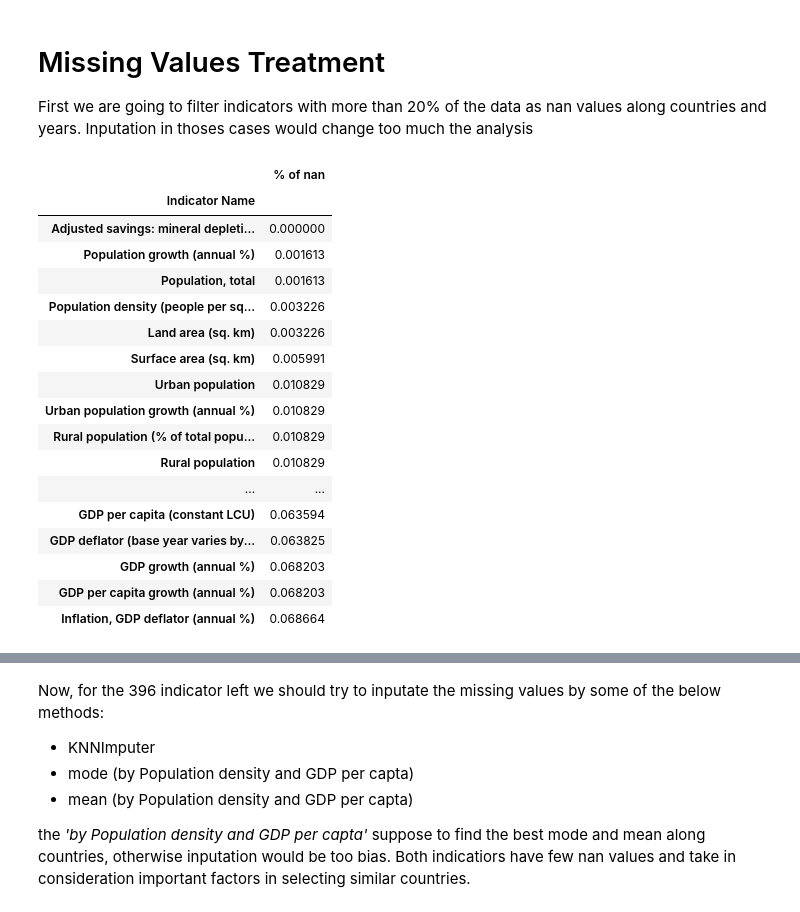
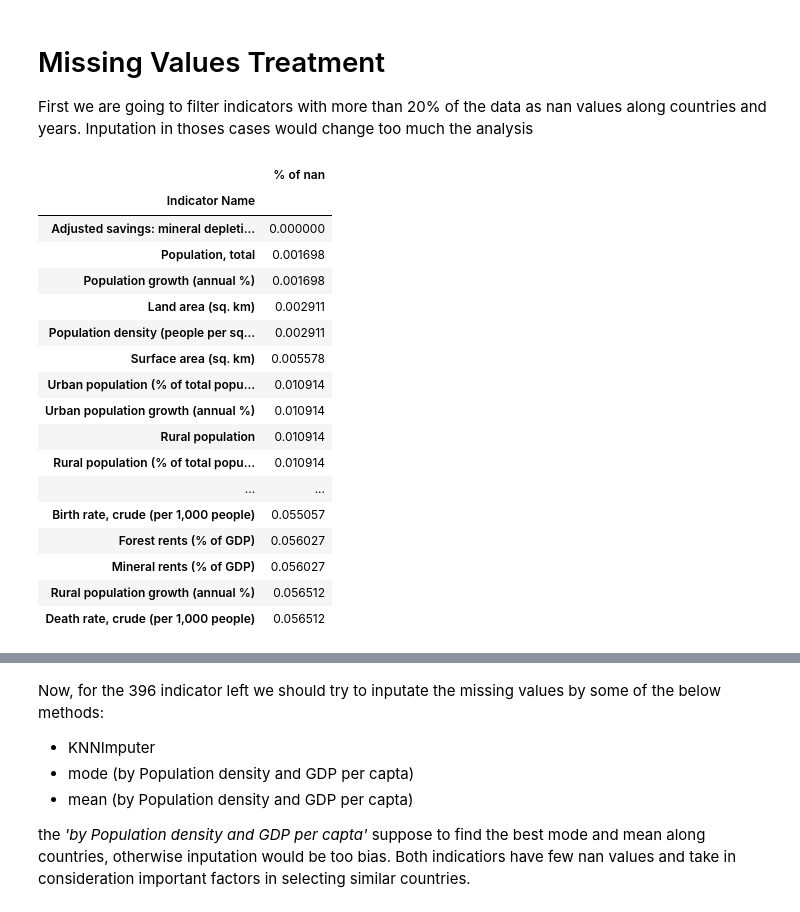
Before and after one commit to Lucas-Correa/Stats_Banner, a Jupyter notebook: Dual_City/notebooks/Merge and Fill Na.ipynb, the cells around one changed output, grey strips where cells are left out. Saved outputs shown, nothing was run; the diff lists cells and outputs as text; code cells hidden in the pictures.

```diff
--- a/Dual_City/notebooks/Merge and Fill Na.ipynb
+++ b/Dual_City/notebooks/Merge and Fill Na.ipynb
@@ -50,7 +50,7 @@ wdi = wdi.loc[~wdi['Country Name'].isin(cname[:49])]
 
 # 2. Keep only years we want
 df = df.query('Year >= 2000 & Year <2020')
-wdi = pd.concat([wdi.iloc[:,:4],wdi.iloc[:,43:-1]],axis=1)
+wdi = pd.concat([wdi.iloc[:,:4],wdi.iloc[:,44:-1]],axis=1)
 # %% [markdown]
 # Changing world Region and selecting some countries
 # %%
@@ -88,27 +98,27 @@ len(df_country['country'].unique())
 First we are going to filter indicators with more than 20% of the data as nan values along countries and years. Inputation in thoses cases would change too much the analysis
 # %%
 Indicator_names = np.mean(1 -wdi.groupby('Indicator Name').count().iloc[:,3:-1]/217,axis =1)
-Indicator_little_nan = pd.DataFrame(Indicator_names[Indicator_names<.20].sort_values(),columns=['% of nan'])
-Indicator_little_nan.head(50)
+Indicator_little_nan = pd.DataFrame(Indicator_names[Indicator_names<.06].sort_values(),columns=['% of nan'])
+Indicator_little_nan
 # %% [output]
 |  | % of nan |
 | Indicator Name |  |
 | Adjusted savings: mineral depleti... | 0.000000 |
-| Population growth (annual %) | 0.001613 |
-| Population, total | 0.001613 |
-| Population density (people per sq... | 0.003226 |
-| Land area (sq. km) | 0.003226 |
-| Surface area (sq. km) | 0.005991 |
-| Urban population | 0.010829 |
-| Urban population growth (annual %) | 0.010829 |
-| Rural population (% of total popu... | 0.010829 |
-| Rural population | 0.010829 |
+| Population, total | 0.001698 |
+| Population growth (annual %) | 0.001698 |
+| Land area (sq. km) | 0.002911 |
+| Population density (people per sq... | 0.002911 |
+| Surface area (sq. km) | 0.005578 |
+| Urban population (% of total popu... | 0.010914 |
+| Urban population growth (annual %) | 0.010914 |
+| Rural population | 0.010914 |
+| Rural population (% of total popu... | 0.010914 |
 | ... | ... |
-| GDP per capita (constant LCU) | 0.063594 |
-| GDP deflator (base year varies by... | 0.063825 |
-| GDP growth (annual %) | 0.068203 |
-| GDP per capita growth (annual %) | 0.068203 |
-| Inflation, GDP deflator (annual %) | 0.068664 |
+| Birth rate, crude (per 1,000 people) | 0.055057 |
+| Forest rents (% of GDP) | 0.056027 |
+| Mineral rents (% of GDP) | 0.056027 |
+| Rural population growth (annual %) | 0.056512 |
+| Death rate, crude (per 1,000 people) | 0.056512 |
 # %%
 # select indicators with less nan values
 filtered_wdi = wdi.loc[wdi['Indicator Name'].isin(Indicator_little_nan.index)]
```
Also changed, not shown: parts of 9 cells of this notebook.
